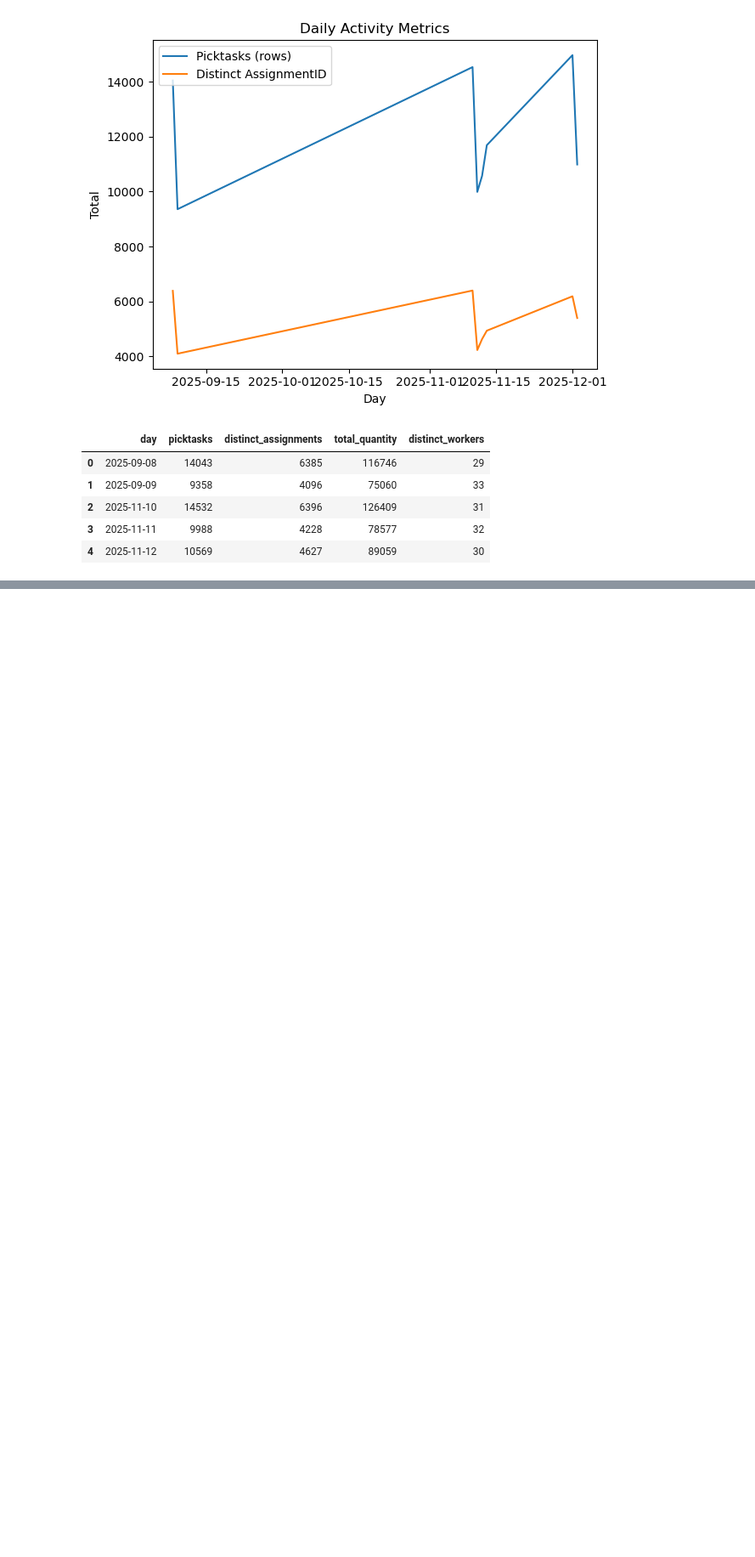
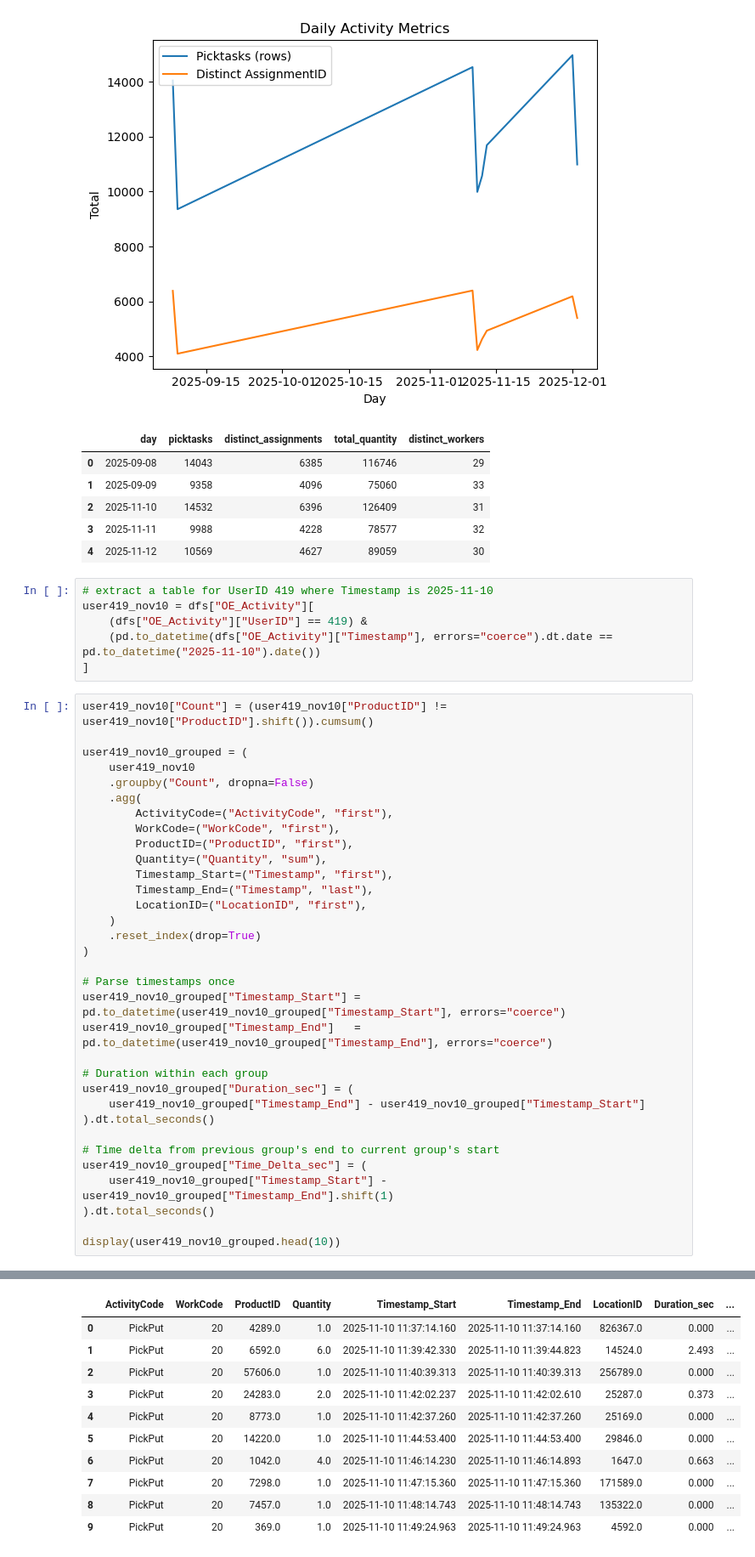
Before and after one commit to JiashenWangg/Lucas_Systems_Capstone_Project, a Jupyter notebook: EDA_Jiashen/eda_OE.ipynb, the cells around one changed output, grey strips where cells are left out. Shown at 85% size. Saved outputs shown, nothing was run; the diff lists cells and outputs as text; blank space fills up the shorter version.

```diff
--- a/EDA_Jiashen/eda_OE.ipynb
+++ b/EDA_Jiashen/eda_OE.ipynb
@@ -182,3 +181,43 @@ daily.head()
 | 2 | 2025-11-10 | 14532 | 6396 | 126409 | 31 |
 | 3 | 2025-11-11 | 9988 | 4228 | 78577 | 32 |
 | 4 | 2025-11-12 | 10569 | 4627 | 89059 | 30 |
+# %%
+# extract a table for UserID 419 where Timestamp is 2025-11-10
+user419_nov10 = dfs["OE_Activity"][
+    (dfs["OE_Activity"]["UserID"] == 419) &
+    (pd.to_datetime(dfs["OE_Activity"]["Timestamp"], errors="coerce").dt.date == pd.to_datetime("2025-11-10").date())
+]
+# %%
+user419_nov10["Count"] = (user419_nov10["ProductID"] != user419_nov10["ProductID"].shift()).cumsum()
+
+user419_nov10_grouped = (
+    user419_nov10
+    .groupby("Count", dropna=False)
+    .agg(
+        ActivityCode=("ActivityCode", "first"),
+        WorkCode=("WorkCode", "first"),
+        ProductID=("ProductID", "first"),
+        Quantity=("Quantity", "sum"),
+        Timestamp_Start=("Timestamp", "first"),
+        Timestamp_End=("Timestamp", "last"),
+        LocationID=("LocationID", "first"),
+    )
+    .reset_index(drop=True)
+)
+
+# Parse timestamps once
+user419_nov10_grouped["Timestamp_Start"] = pd.to_datetime(user419_nov10_grouped["Timestamp_Start"], errors="coerce")
+user419_nov10_grouped["Timestamp_End"]   = pd.to_datetime(user419_nov10_grouped["Timestamp_End"], errors="coerce")
+
+# Duration within each group
+user419_nov10_grouped["Duration_sec"] = (
+    user419_nov10_grouped["Timestamp_End"] - user419_nov10_grouped["Timestamp_Start"]
+).dt.total_seconds()
+
+# Time delta from previous group's end to current group's start
+user419_nov10_grouped["Time_Delta_sec"] = (
+    user419_nov10_grouped["Timestamp_Start"] - user419_nov10_grouped["Timestamp_End"].shift(1)
+).dt.total_seconds()
+
+display(user419_nov10_grouped.head(10))
+# %% [output]
@@ -184,0 +229,11 @@ daily.head()
+|  | ActivityCode | WorkCode | ProductID | Quantity | Timestamp_Start | Timestamp_End | LocationID | Duration_sec | ... |
+| 0 | PickPut | 20 | 4289.0 | 1.0 | 2025-11-10 11:37:14.160 | 2025-11-10 11:37:14.160 | 826367.0 | 0.000 | ... |
+| 1 | PickPut | 20 | 6592.0 | 6.0 | 2025-11-10 11:39:42.330 | 2025-11-10 11:39:44.823 | 14524.0 | 2.493 | ... |
+| 2 | PickPut | 20 | 57606.0 | 1.0 | 2025-11-10 11:40:39.313 | 2025-11-10 11:40:39.313 | 256789.0 | 0.000 | ... |
+| 3 | PickPut | 20 | 24283.0 | 2.0 | 2025-11-10 11:42:02.237 | 2025-11-10 11:42:02.610 | 25287.0 | 0.373 | ... |
+| 4 | PickPut | 20 | 8773.0 | 1.0 | 2025-11-10 11:42:37.260 | 2025-11-10 11:42:37.260 | 25169.0 | 0.000 | ... |
+| 5 | PickPut | 20 | 14220.0 | 1.0 | 2025-11-10 11:44:53.400 | 2025-11-10 11:44:53.400 | 29846.0 | 0.000 | ... |
+| 6 | PickPut | 20 | 1042.0 | 4.0 | 2025-11-10 11:46:14.230 | 2025-11-10 11:46:14.893 | 1647.0 | 0.663 | ... |
+| 7 | PickPut | 20 | 7298.0 | 1.0 | 2025-11-10 11:47:15.360 | 2025-11-10 11:47:15.360 | 171589.0 | 0.000 | ... |
+| 8 | PickPut | 20 | 7457.0 | 1.0 | 2025-11-10 11:48:14.743 | 2025-11-10 11:48:14.743 | 135322.0 | 0.000 | ... |
+| 9 | PickPut | 20 | 369.0 | 1.0 | 2025-11-10 11:49:24.963 | 2025-11-10 11:49:24.963 | 4592.0 | 0.000 | ... |
```
Also changed, not shown: parts of 3 cells of this notebook.
